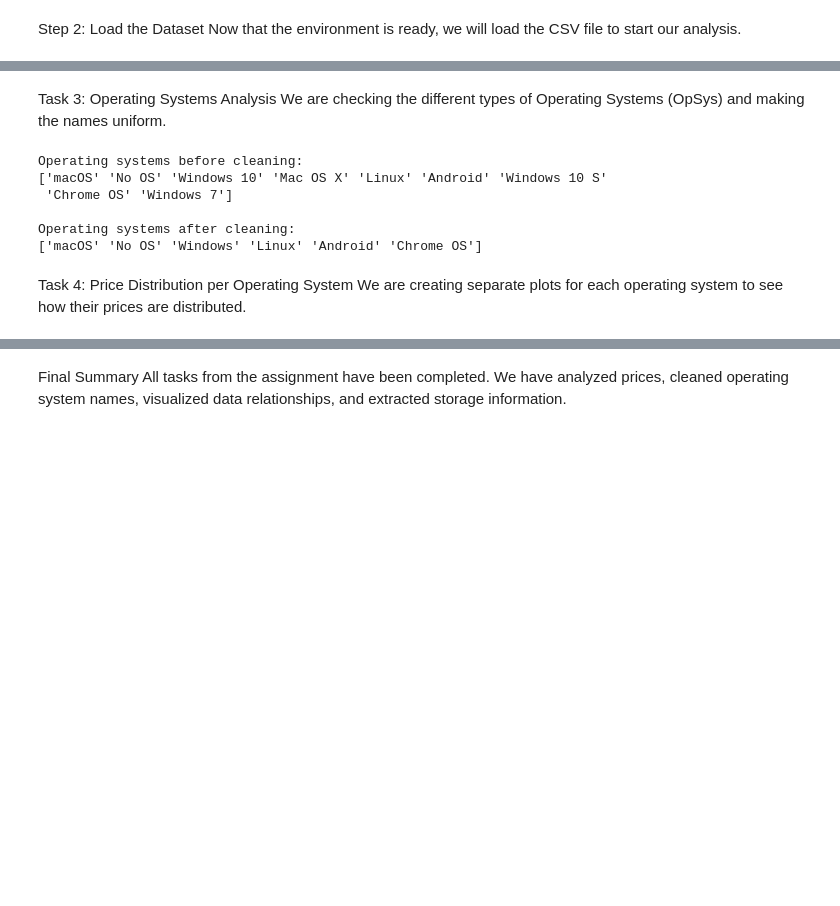
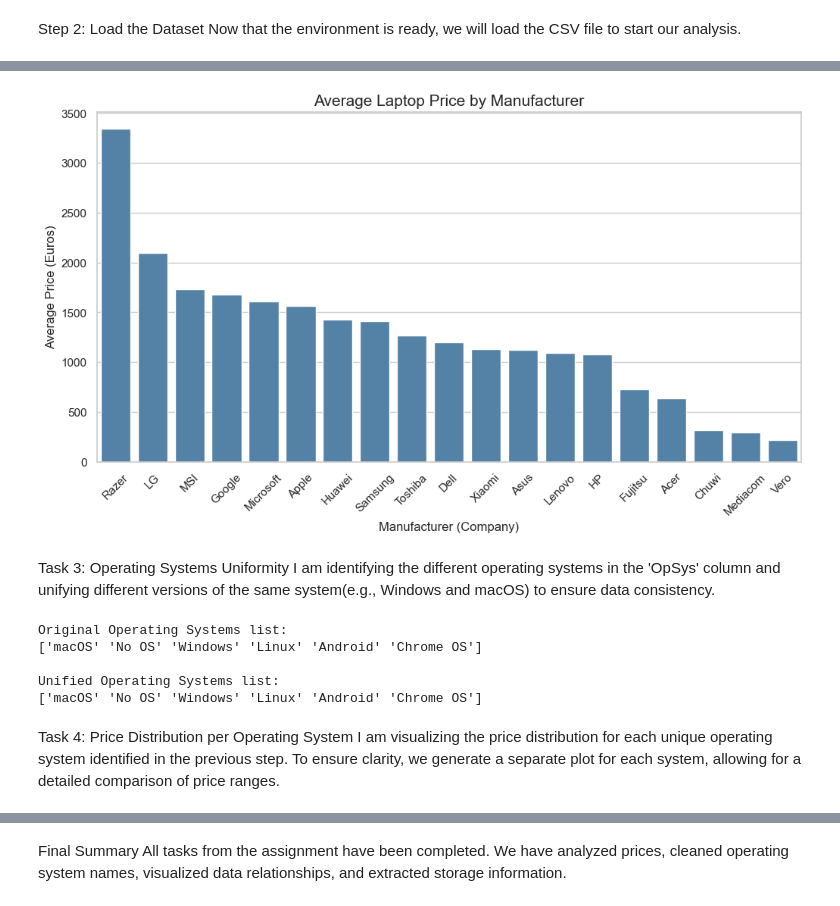
Before and after one commit to Yaelb12/MiniProject_Neuro_New, a Jupyter notebook: analysis.ipynb, the cells around one changed output, grey strips where cells are left out. Drawn from its saved outputs; the diff is of its cells as text; code cells hidden in the pictures; blank space fills up the shorter version.

```diff
--- a/analysis.ipynb
+++ b/analysis.ipynb
@@ -55,15 +59,30 @@ We are calculating the average laptop price for each company to find which one i
 # %%
-# Calculate the average price for each company
-avg_prices = df.groupby('Company')['Price (Euro)'].mean().sort_values(ascending=False)
+# 1. Calculate the average price for each company and sort it
+avg_prices = df.groupby('Company')['Price (Euro)'].mean().sort_values(ascending=False).reset_index()
 
-# Display the average prices
+# 2. Print the average price for each company (Textual answer)
 print("Average laptop price for each company:")
-print(avg_prices)
+print(avg_prices.to_string(index=False))
+print("-" * 30)
 
-# Find and print the most expensive company on average
-most_expensive = avg_prices.idxmax()
-highest_avg = avg_prices.max()
+# 3. Identify and print the most expensive company
+most_expensive = avg_prices.iloc[0]
+print(f"The company with the most expensive laptops on average is: {most_expensive['Company']} ({most_expensive['Price (Euro)']:.2f} Euro)")
 
-print(f"\nThe company with the most expensive laptops on average is: {most_expensive} ({highest_avg:.2f} Euro)")
+# 4. Visualization with a uniform color
+plt.figure(figsize=(12, 6))
+sns.barplot(
+    data=avg_prices,
+    x='Company',
+    y='Price (Euro)',
+    color='steelblue'  # Uniform professional color
+)
+
+plt.title('Average Laptop Price by Manufacturer', fontsize=15)
+plt.xlabel('Manufacturer (Company)', fontsize=12)
+plt.ylabel('Average Price (Euros)', fontsize=12)
+plt.xticks(rotation=45)
+
+plt.show()
 # %% [output]
 Average laptop price for each company:
@@ -85,14 +104,16 @@ Name: Price (Euro), dtype: float64
 The company with the most expensive laptops on average is: Razer (3346.14 Euro)
+[figure, added]
 # %% [markdown]
-Task 3: Operating Systems Analysis
-We are checking the different types of Operating Systems (OpSys) and making the names uniform.
+Task 3: Operating Systems Uniformity
+I am identifying the different operating systems in the 'OpSys' column and unifying different versions of the same system(e.g., Windows and macOS) to ensure data consistency.
 # %%
-# Check the unique values in OpSys column
-print("Operating systems before cleaning:")
-print(df['OpSys'].unique())
+# 1. List all unique operating systems found in the data
+original_systems = df['OpSys'].unique()
+print("Original Operating Systems list:")
+print(original_systems)
 
-# Fix the names to be uniform (grouping all Windows together and Mac together)
-# This makes the data easier to analyze
+# 2. Fix the names to be uniform
+# We group all Windows versions under 'Windows' and Mac versions under 'macOS'
 df['OpSys'] = df['OpSys'].replace({
     'Windows 10': 'Windows',
     'Windows 7': 'Windows',
@@ -101,16 +122,17 @@ df['OpSys'] = df['OpSys'].replace({
     'macOS': 'macOS'
 })
 
-print("\nOperating systems after cleaning:")
-print(df['OpSys'].unique())
+# 3. Verify the changes
+unified_systems = df['OpSys'].unique()
+print("\nUnified Operating Systems list:")
+print(unified_systems)
 # %% [output]
-Operating systems before cleaning:
-['macOS' 'No OS' 'Windows 10' 'Mac OS X' 'Linux' 'Android' 'Windows 10 S'
- 'Chrome OS' 'Windows 7']
+Original Operating Systems list:
+['macOS' 'No OS' 'Windows' 'Linux' 'Android' 'Chrome OS']
 
-Operating systems after cleaning:
+Unified Operating Systems list:
 ['macOS' 'No OS' 'Windows' 'Linux' 'Android' 'Chrome OS']
 # %% [markdown]
 Task 4: Price Distribution per Operating System
-We are creating separate plots for each operating system to see how their prices are distributed.
+I am visualizing the price distribution for each unique operating system identified in the previous step. To ensure clarity, we generate a separate plot for each system, allowing for a detailed comparison of price ranges.
 # %%
```
Also changed, not shown: parts of 11 cells of this notebook.
